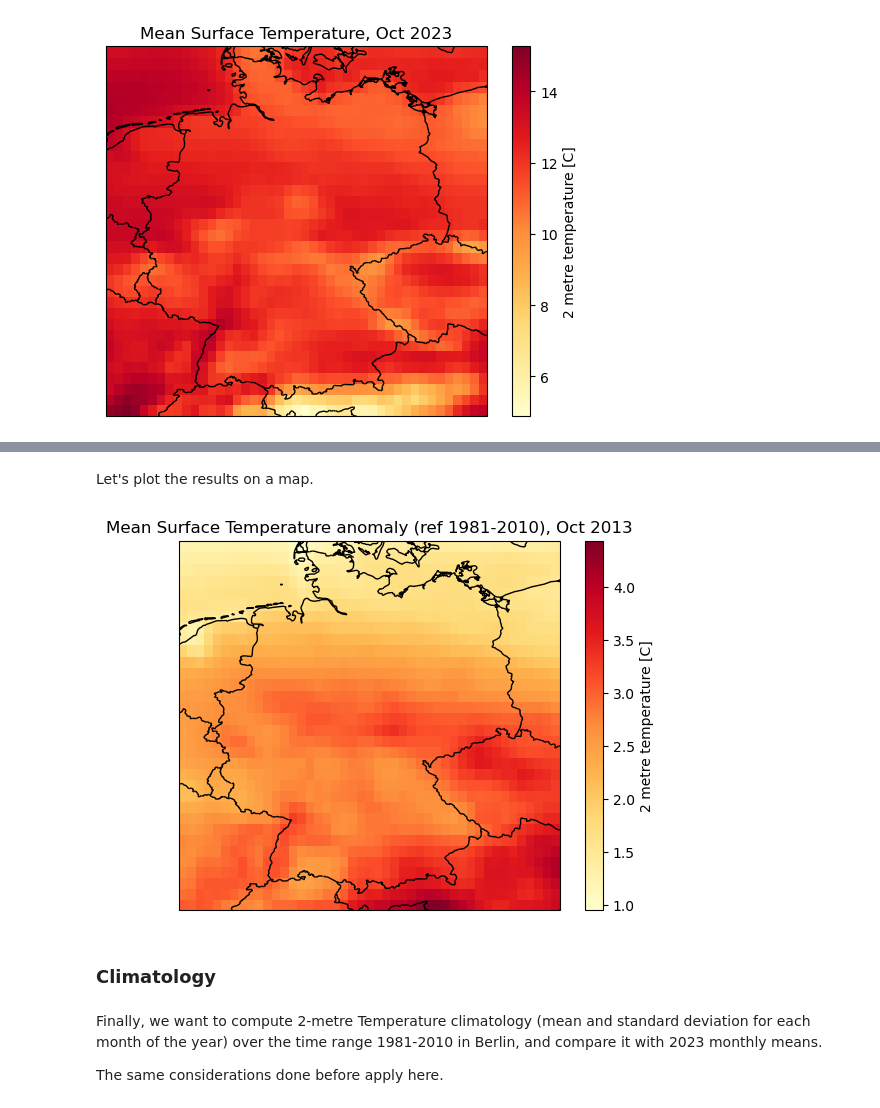
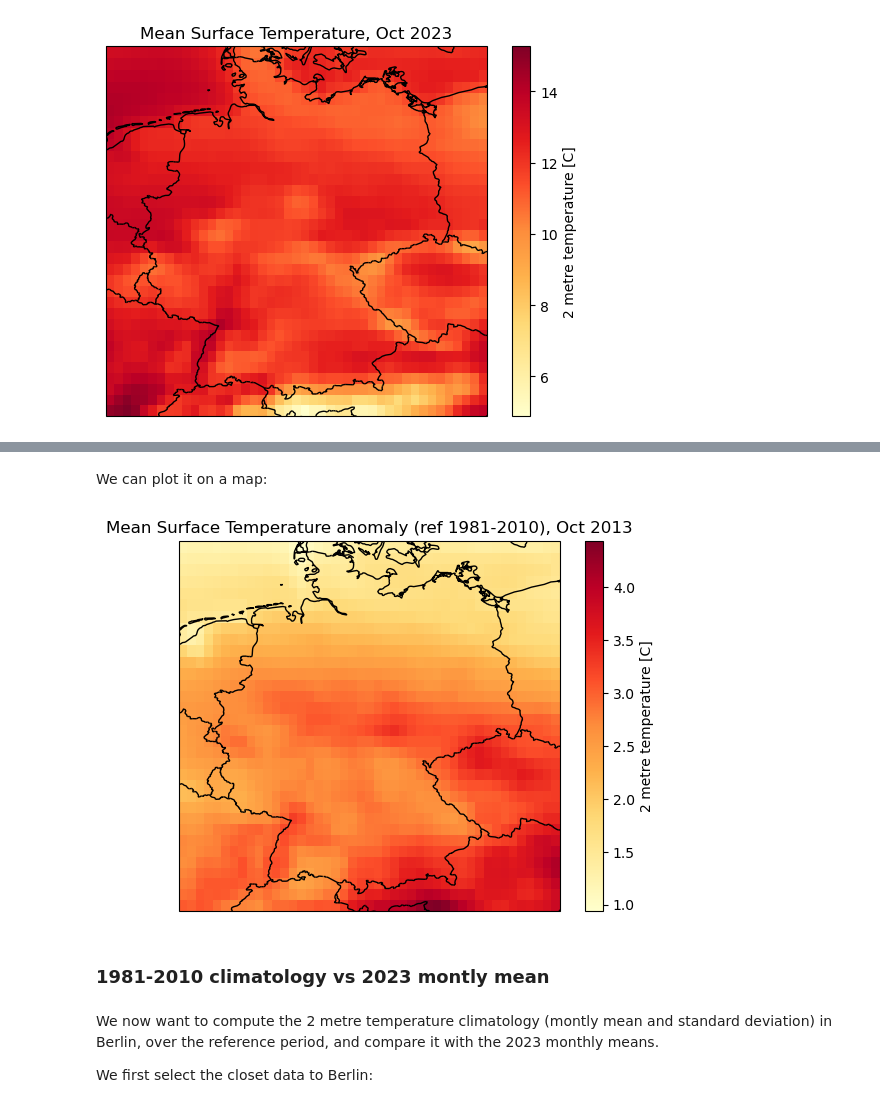
Before and after one commit to bopen/earthdatahub-notebooks, a Jupyter notebook: use-cases/tutorial-era5-reanalysis-era5-single-levels.ipynb, the cells around one changed output, grey strips where cells are left out. Drawn from its saved outputs; the diff is of its cells as text; code cells hidden in the pictures.

```diff
--- a/use-cases/tutorial-era5-reanalysis-era5-single-levels.ipynb
+++ b/use-cases/tutorial-era5-reanalysis-era5-single-levels.ipynb
@@ -278,5 +283,0 @@ The same considerations done before apply here.
-# %%
-t2m = ds.t2m - 273.15
-t2m.attrs["units"] = "C"
-t2m_area = t2m.sel(**AREA)
-t2m_area
@@ -309,4 +284,6 @@ C
 # %%
-t2m_month = t2m_area.sel(valid_time=t2m_area["valid_time.month"] == 10)
-t2m_month
+%%time
+
+t2m_area_month_mean_ref = t2m_area.sel(valid_time=t2m_area["valid_time.month"] == 10).sel(valid_time=REFERENCE_PERIOD).mean(dim="valid_time").compute()
+t2m_area_month_mean_ref
 # %% [output]
@@ -348,0 +311,3 @@ Wall time: 22 s
+# %%
+anomaly = t2m_area_month_mean - t2m_area_month_mean_ref
+anomaly
@@ -349,18 +332,18 @@ Wall time: 22 s
 # %% [markdown]
-Let's plot the results on a map.
+We can plot it on a map:
-# %%
-display.map(
-    t2m_month_year_anomaly,
-    vmax=None,
-    cmap="YlOrRd",
-    title="Mean Surface Temperature anomaly (ref 1981-2010), Oct 2013"
-)
-# %% [output]
-[figure, removed]
+# %%
+display.map(
+    anomaly,
+    vmax=None,
+    cmap="YlOrRd",
+    title="Mean Surface Temperature anomaly (ref 1981-2010), Oct 2013"
+)
+# %% [output]
+[figure, added]
 # %% [markdown]
-### Climatology
+### 1981-2010 climatology vs 2023 montly mean
 # %% [markdown]
-Finally, we want to compute 2-metre Temperature climatology (mean and standard deviation for each month of the year) over the time range 1981-2010 in Berlin, and compare it with 2023 monthly means.
+We now want to compute the 2 metre temperature climatology (montly mean and standard deviation) in Berlin, over the reference period, and compare it with the 2023 monthly means.
 
-The same considerations done before apply here.
+We first select the closet data to Berlin:
 # %%
```
Also changed, not shown: parts of 26 cells of this notebook.
